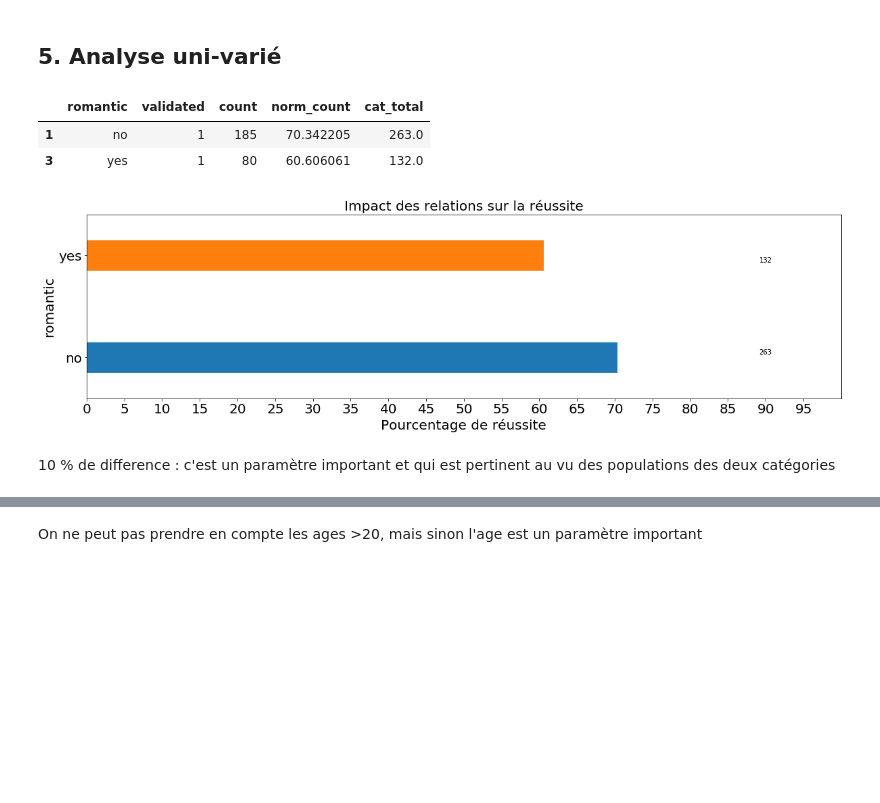
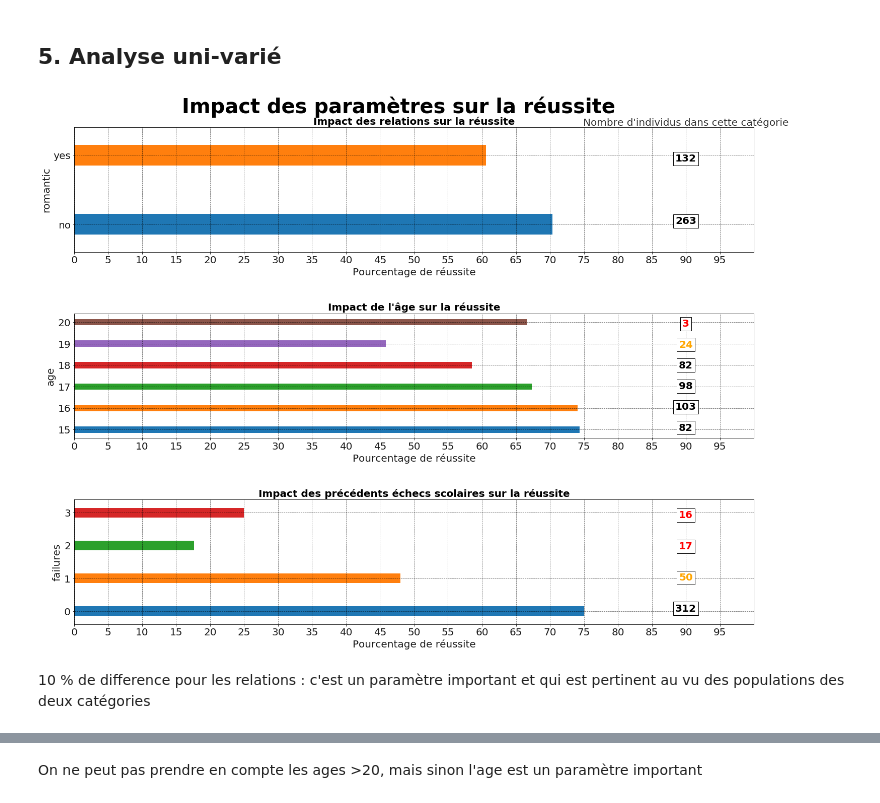
Before and after one commit to ComeMS/Cours-Data-Science, a Jupyter notebook: mini_projet_Les_Ecoles.ipynb, the cells around one changed output, grey strips where cells are left out. Saved outputs shown, nothing was run; the diff lists cells and outputs as text; code cells hidden in the pictures; blank space fills up the shorter version.

```diff
--- a/mini_projet_Les_Ecoles.ipynb
+++ b/mini_projet_Les_Ecoles.ipynb
@@ -126,26 +148,38 @@ Il faut verifier le nombre d'individus dans chaques catégories, pour toutes les
 Si les pourcentages sont similaire (ex nursery) alors cette variable peut être oubliée.
 # %% [markdown]
 ## 5. Analyse uni-varié
-# %%
-cindex='romantic'
-c1=check(cindex)
-cnumb=c1[cindex].count()
-fig,ax=plt.subplots()
-c1.plot(x=cindex,y='norm_count',ax=ax,kind='barh',width=0.3,xlim=[0,100],figsize=(20,5),legend=None)
-plt.xlabel('Pourcentage de réussite')
-plt.title("Impact des relations sur la réussite")
-for i in range(cnumb):
-    text(0.9, i/cnumb+(1)/(2*cnumb),int(c1.iloc[i]['cat_total']), ha='center', va='center', transform=ax.transAxes)
-ax.xaxis.set_ticks(np.arange(0, 100, 5))
-
-for item in ([ax.title, ax.xaxis.label, ax.yaxis.label] +
-             ax.get_xticklabels() + ax.get_yticklabels()):
-    item.set_fontsize(20)
-c1
-# %% [output]
-|  | romantic | validated | count | norm_count | cat_total |
-| 1 | no | 1 | 185 | 70.342205 | 263.0 |
-| 3 | yes | 1 | 80 | 60.606061 | 132.0 |
-[figure, removed]
+# %%
+cindex=['romantic','age','failures']
+fig,ax=plt.subplots(len(cindex),figsize=(20,5*len(cindex)))
+ax[0].set_title("Impact des relations sur la réussite",fontweight="bold",fontsize=20)
+ax[1].set_title("Impact de l'âge sur la réussite",fontweight="bold", fontsize=20)
+ax[2].set_title("Impact des précédents échecs scolaires sur la réussite",fontweight="bold", fontsize=20)
+
+fig.suptitle("Impact des paramètres sur la réussite",y=(5*len(cindex)+0.4)/(5*len(cindex)), fontsize=40,fontweight="bold")
+text(0.9,1,"Nombre d'individus dans cette catégorie", ha='center', va='bottom',transform=ax[0].transAxes, fontsize=20,color=[0.2,0.2,0.2])
+for index in range(len(cindex)):
+  c1=check(cindex[index])
+  cnumb=c1[cindex[index]].count()
+  c1.plot(x=cindex[index],y='norm_count',ax=ax[index],kind='barh',width=0.3,xlim=[0,100],legend=None)
+  ax[index].set(xlabel='Pourcentage de réussite')
+  for i in range(cnumb):
+    if int(c1.iloc[i]['cat_total'])<=20 :
+      color='red'
+    else:
+      if int(c1.iloc[i]['cat_total'])<=50:
+        color='orange'
+      else:
+        color='black'
+    text(0.9, i/cnumb+(1)/(2*cnumb),int(c1.iloc[i]['cat_total']),bbox=dict(facecolor='white'), ha='center', va='center', transform=ax[index].transAxes, fontsize=20,fontweight="bold",color=color)
+    ax[index].xaxis.set_ticks(np.arange(0, 100, 5))
+    ax[index].grid(color='k',linestyle='--',alpha=0.6)
+
+  for item in ([ ax[index].xaxis.label, ax[index].yaxis.label] +
+               ax[index].get_xticklabels() + ax[index].get_yticklabels()):
+      item.set_fontsize(20)
+      item.set_color([0.1,0.1,0.1])
+plt.tight_layout( h_pad=5)
+# %% [output]
+[figure, added]
 # %% [markdown]
-10 % de difference : c'est un paramètre important et qui est pertinent au vu des populations des deux catégories
+10 % de difference pour les relations : c'est un paramètre important et qui est pertinent au vu des populations des deux catégories
```
Also changed, not shown: parts of 7 cells of this notebook.
